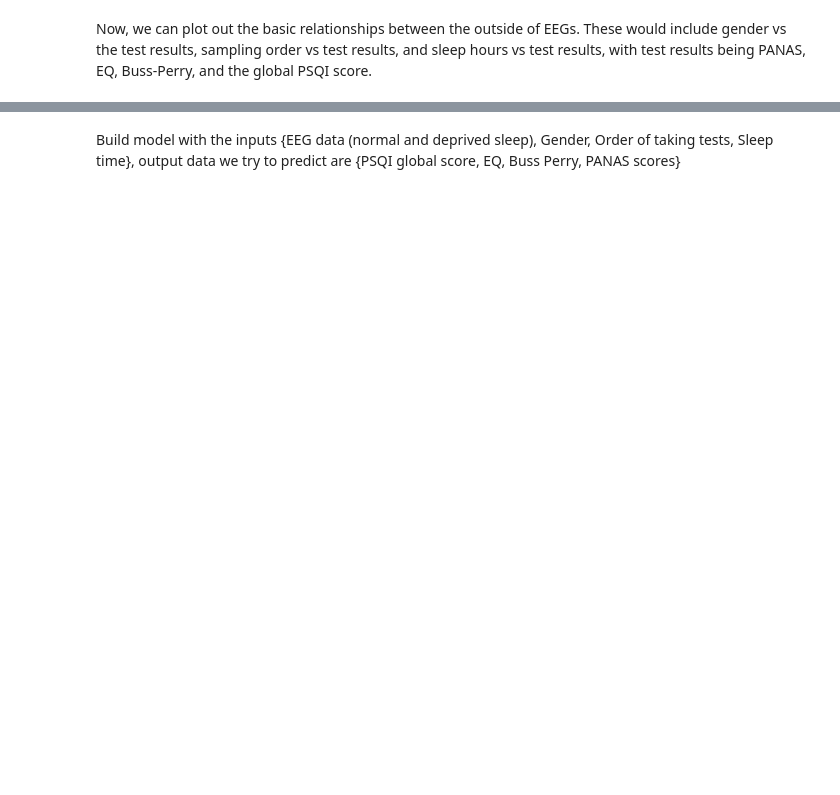
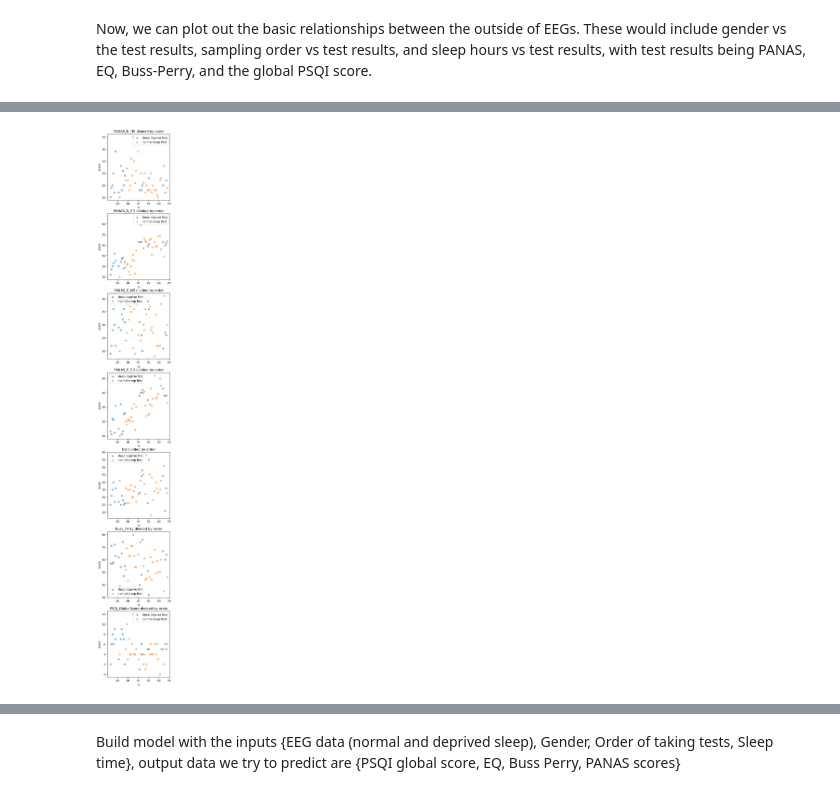
Before and after one commit to yangwestyyy21/sleepdeprivation_COGS138, a Jupyter notebook: sleepdeprivation_COGS138/EDA.ipynb, the cells around one changed output, grey strips where cells are left out. Saved outputs shown, nothing was run; the diff lists cells and outputs as text; code cells hidden in the pictures; blank space fills up the shorter version.

```diff
--- a/sleepdeprivation_COGS138/EDA.ipynb
+++ b/sleepdeprivation_COGS138/EDA.ipynb
@@ -257,0 +268,15 @@ EQ, Buss-Perry, and the global PSQI score.
+# %%
+#plot for sample order vs test results
+titles = ['PANAS_N_NS','PANAS_N_SD','PANAS_P_NS','PANAS_P_SD', 'EQ', 'Buss_Perry', 'PSQI_GlobalScore']
+f,a = plt.subplots(7,1, figsize=(4, 35))
+a = a.ravel()
+for idx,ax in enumerate(a):
+    ax.scatter(df_sd1st.index, df_sd1st[titles[idx]], alpha = 0.5)
+    ax.scatter(df_ns1st.index, df_ns1st[titles[idx]], alpha = 0.5)
+    ax.set_title(titles[idx] + " divided by order")
+    ax.set_xlabel('id')
+    ax.set_ylabel('score')
+    ax.legend(['sleep deprive first', 'normal sleep first'])
+plt.show()
+# %% [output]
+[figure, added]
```
Also changed, not shown: parts of 8 cells of this notebook, 1 other file.
